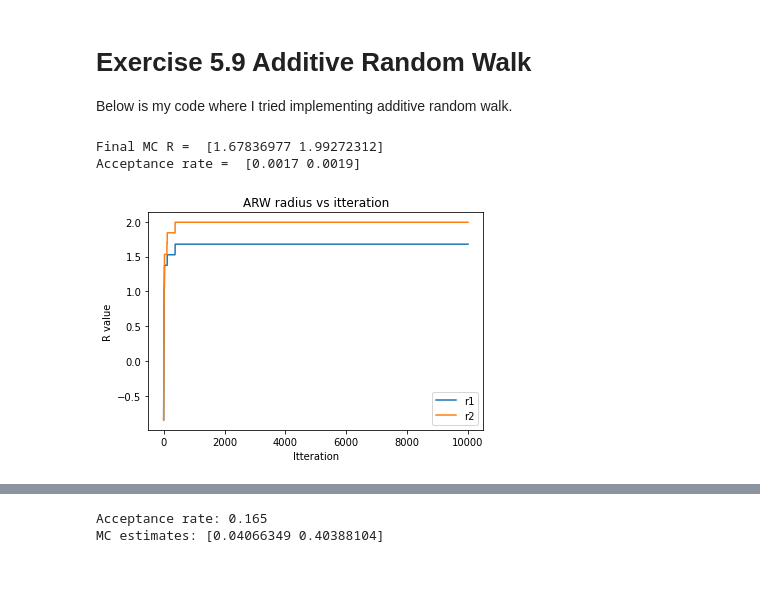
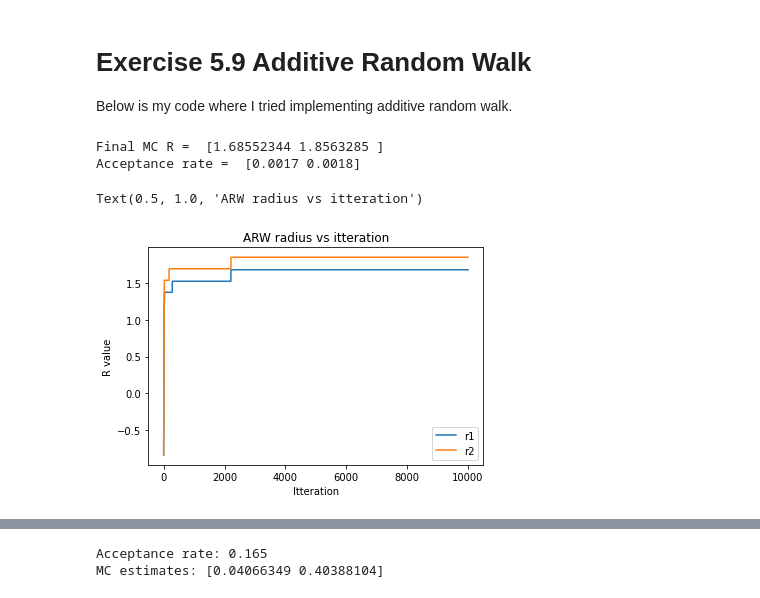
Before and after one commit to Subhajit-Roy-Partho/presse-homework, a Jupyter notebook: a7/Assignment 7.ipynb, the cells around one changed output, grey strips where cells are left out. Saved outputs shown, nothing was run; the diff lists cells and outputs as text; code cells hidden in the pictures.

```diff
--- a/a7/Assignment 7.ipynb
+++ b/a7/Assignment 7.ipynb
@@ -30,44 +30,50 @@ rold = np.array([-1,-1],dtype=float) #Initial R
 #Normal2 elements
 m1 = np.array([0,0],dtype=float);
 m2 = np.array([[1,0],
                [0,1]])
 itter = 10000; #Itteration steps 10^4
 piNew = 0.0; #Initilizing for storage of new Pi value
 accept=np.array([0,0],dtype=int); #To store acceptance ratio
 samples = np.zeros((itter,2),dtype=float) #Store the sample drawn
+success=True;
 
 for i in range(itter): #Itterating over 10^4
     rand = np.random.uniform(); #Generating random number from uniform distribution.
-    epsilon = lam*normal2(rold,m1,m2); #additive facttor = lambda*normal2
+    if success==True:
+        epsilon = lam*normal2(rold,m1,m2); #additive facttor = lambda*normal2
+    else:
+        epsilon = -lam*normal2(rold,m1,m2);
     rnew = rold + epsilon; #rprop = rold + epsilon_prop
     #Using Gibbs Sampler
     #Acceptance Ratio = Pi(r_prop)/Pi(r_old)
     alpha1 = pi([rnew[0],rold[1]])/pi(rold); # r1new|r2old
     alpha2 = pi(rnew)/pi(rold); # r2new|r1new
     if rand < alpha1: #Check for the acceptance ratio of radius r1
         rold[0] = rnew[0]; #if A > random then r1_old = r1_new
         accept[0]+=1; #count the accepted instance
+
     if rand < alpha2: # Checking if Acceptance ratio is larger than random
         rold[1] = rnew[1]; #if satisfied r2_old = r2_new
         accept[1]+=1; #Count the accepted instance for r2
 
     samples[i]=rold
 
 print("Final MC R = ",rold); #Final r1 and r2 results
 print("Acceptance rate = ",accept/itter) # Acceptance rate [r1,r2]
 
 # plt.figure(figsize=(8,8))
-plt.plot(np.linspace(1,itter,itter),samples[:,0],label="r1");
-plt.plot(np.linspace(1,itter,itter),samples[:,1],label="r2");
-plt.xlabel("Itteration")
-plt.ylabel("R value")
-plt.legend()
-plt.title("ARW radius vs itteration")
-plt.savefig("l1arw.png",dpi=100)
+plt.plot(np.linspace(1,itter,itter),samples[:,0],label="r1");#Plotting r1
+plt.plot(np.linspace(1,itter,itter),samples[:,1],label="r2"); #Plotting r2
+plt.xlabel("Itteration") #X-axis label
+plt.ylabel("R value") #Y-axis label
+plt.legend() #Output legend
+plt.title("ARW radius vs itteration") #Title of the plot
+# plt.savefig("l1arw.png",dpi=100) #Saving the plot
 # %% [output]
-Final MC R =  [1.67836977 1.99272312]
-Acceptance rate =  [0.0017 0.0019]
+Final MC R =  [1.68552344 1.8563285 ]
+Acceptance rate =  [0.0017 0.0018]
+Text(0.5, 1.0, 'ARW radius vs itteration')
-[figure, old version]
+[figure, new version]
 # %% [markdown]
 ### Validation of the above result
 
```
Also changed, not shown: parts of 4 cells of this notebook, 2 other files.
